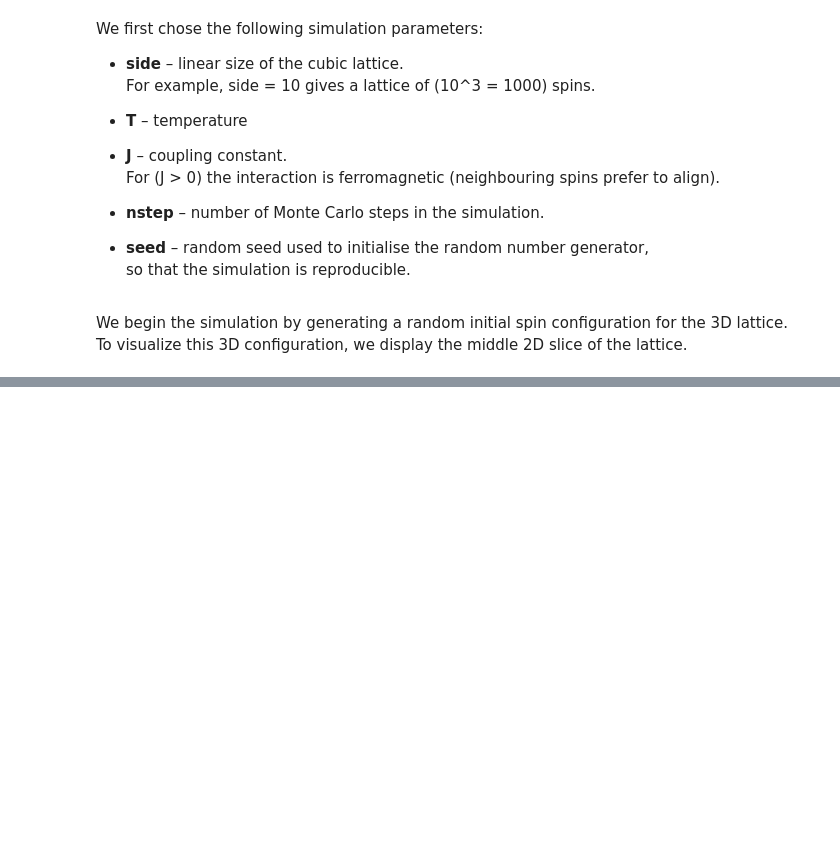
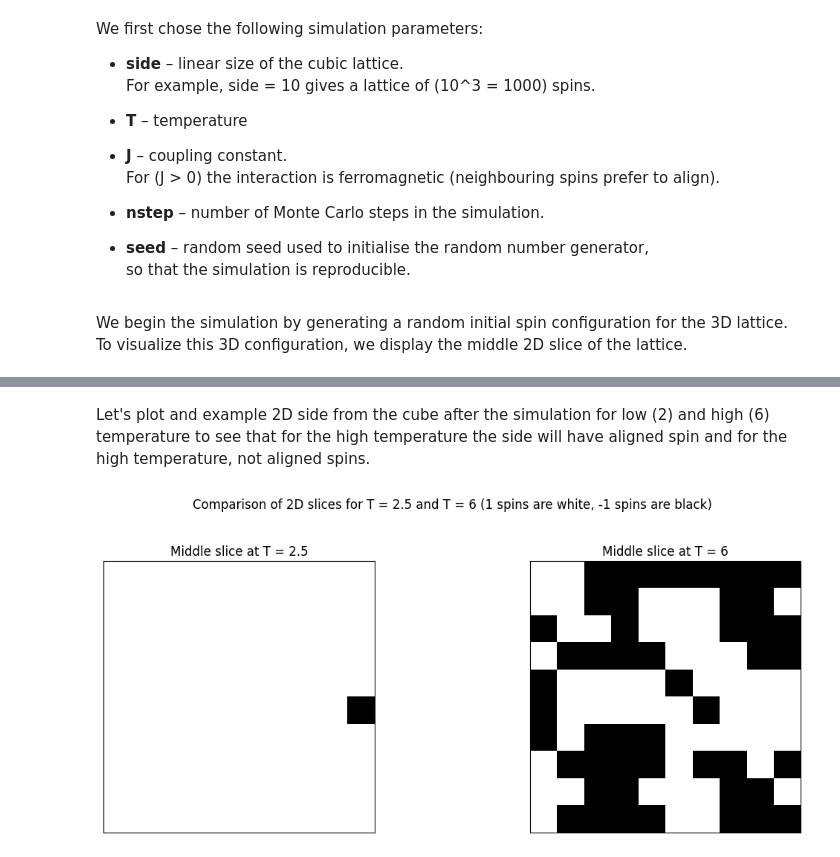
Before and after one commit to BCRLeo/3D-Ising-Model, a Jupyter notebook: Ising3DModel.ipynb, the cells around one changed output, grey strips where cells are left out. Drawn from its saved outputs; the diff is of its cells as text; code cells hidden in the pictures; blank space fills up the shorter version.

```diff
--- a/Ising3DModel.ipynb
+++ b/Ising3DModel.ipynb
@@ -278,0 +403,20 @@ Average magnetization: 0.9925798884022321
+# %% [markdown]
+Let's plot and example 2D side from the cube after the simulation for low (2) and high (6) temperature to see that for the high temperature the side will have aligned spin and for the high temperature, not aligned spins.
+# %%
+temps_to_show = [2.5, 6]
+fig, axes = plt.subplots(1, 2, figsize=(12, 5))
+
+mid = side // 2
+
+for ax, T in zip(axes, temps_to_show):
+    slice2D = final_states[T][mid, :, :]
+    im = ax.imshow(slice2D, cmap="gray", vmin=-1, vmax=1)
+    ax.set_title(f"Middle slice at T = {T}")
+    ax.set_xticks([])
+    ax.set_yticks([])
+
+plt.suptitle("Comparison of 2D slices for T = 2.5 and T = 6 (1 spins are white, -1 spins are black)")
+plt.tight_layout(rect=[0, 0.05, 1, 0.95])
+plt.show()
+# %% [output]
+[figure, added]
```
Also changed, not shown: parts of 20 cells of this notebook.
